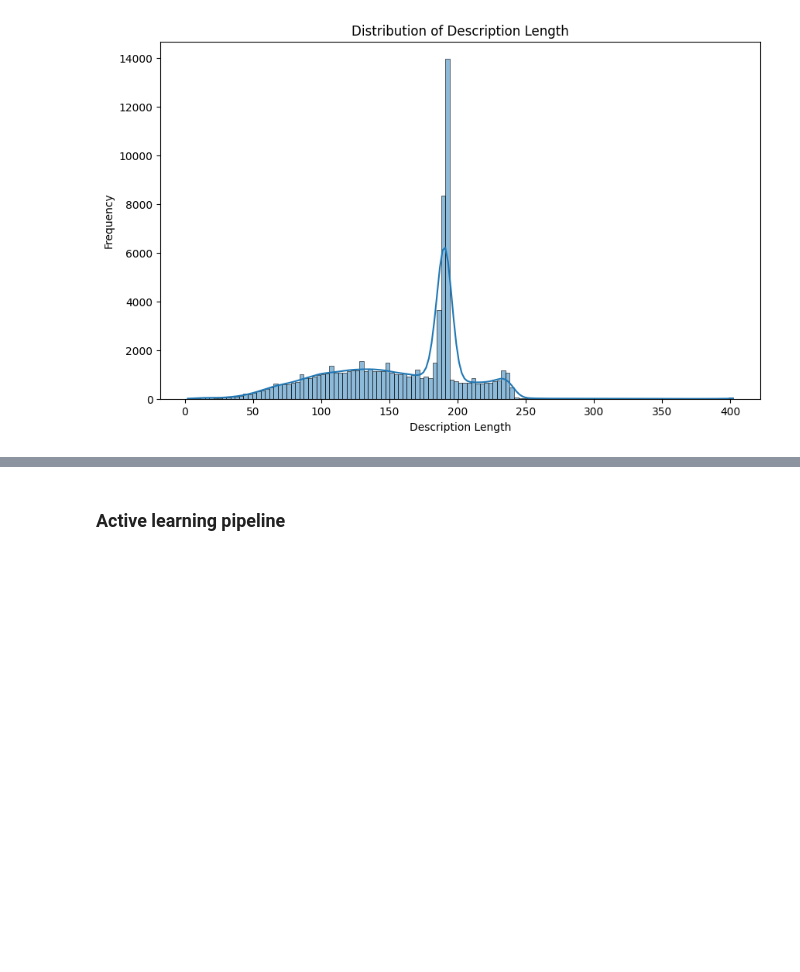
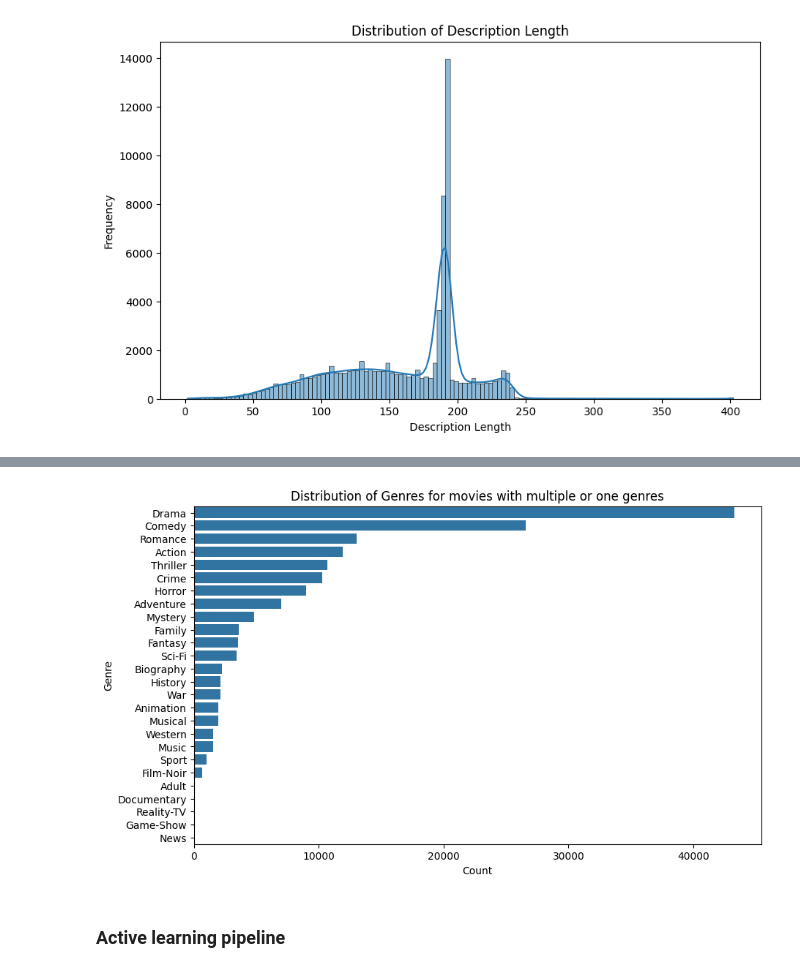
Before and after one commit to yarden4998/DataAnalysisAndVisualizationProject, a Jupyter notebook: dataanalysisvisualizationfiles/research/code/explore_datasets.ipynb, the cells around one changed output, grey strips where cells are left out. Cells and saved outputs as stored; diff of their text form; code cells hidden in the pictures; blank space fills up the shorter version.

```diff
--- a/dataanalysisvisualizationfiles/research/code/explore_datasets.ipynb
+++ b/dataanalysisvisualizationfiles/research/code/explore_datasets.ipynb
@@ -409,3 +420,16 @@ plt.show()
+# %%
+# Explode the list of genres into separate rows
+imdb_movies_data_exploded = imdb_movies_data.explode('genre')
+
+# plot distribution of the genres
+plt.figure(figsize=(10, 6))
+sns.countplot(y='genre', data=imdb_movies_data_exploded, order=imdb_movies_data_exploded['genre'].value_counts().index)
+plt.title('Distribution of Genres for movies with multiple or one genres')
+plt.xlabel('Count')
+plt.ylabel('Genre')
+plt.show()
+# %% [output]
+[figure, added]
 # %% [markdown]
 ### Active learning pipeline
 # %%
```
Also changed, not shown: parts of 5 cells of this notebook.
